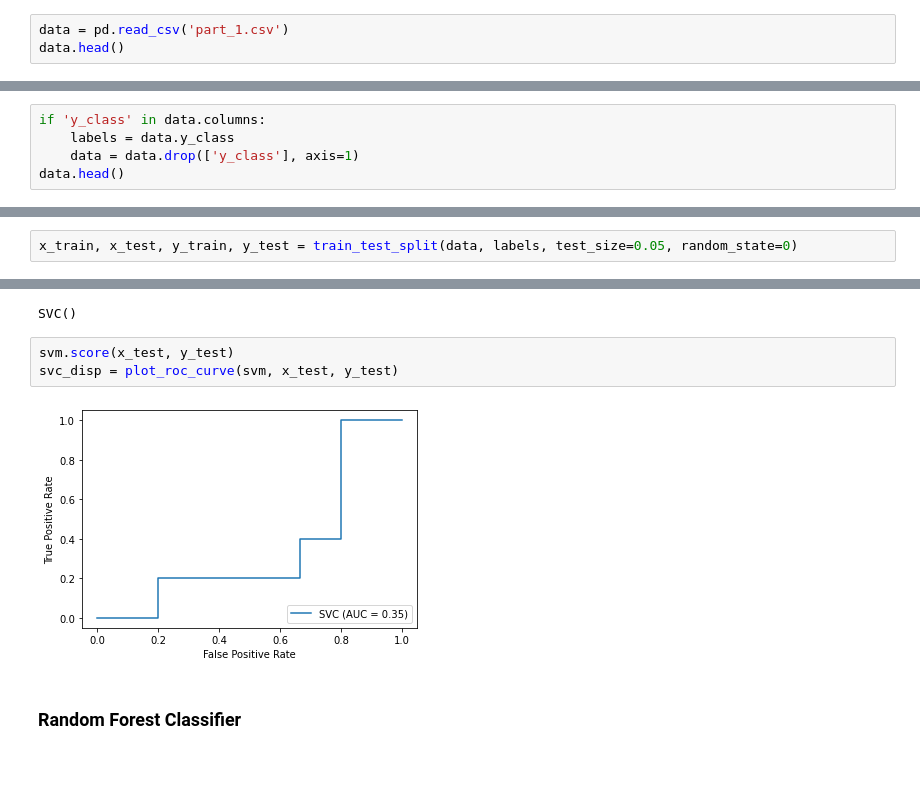
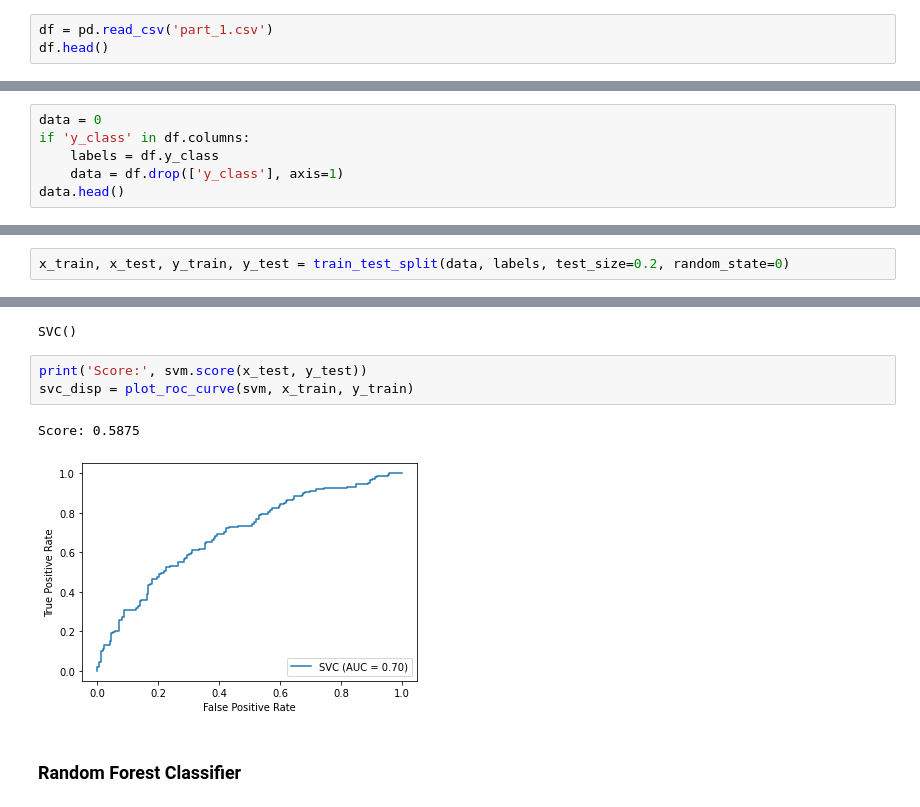
Before and after one commit to ulhaqi12/ml-training, a Jupyter notebook: Task 1.ipynb, the cells around one changed output, grey strips where cells are left out. Drawn from its saved outputs; the diff is of its cells as text; blank space fills up the shorter version.

```diff
--- a/Task 1.ipynb
+++ b/Task 1.ipynb
@@ -14,6 +18,6 @@ from sklearn.metrics import plot_roc_curve
 # %%
-data = pd.read_csv('part_1.csv')
-data.head()
+df = pd.read_csv('part_1.csv')
+df.head()
 # %% [output]
 |  | x1 | x2 | x3 | x4 | x5 | x6 | x7 | x8 | y_class |
 | 0 | 2.7 | -4.55 | 6.4 | 3.7 | 5 | 1 | 0 | -15.55 | 0 |
@@ -30,9 +34,10 @@ print('Class 0: ',counts[0], ' Class 1: ', counts[1])
 [figure]
 Class 0:  222  Class 1:  178
 # %%
-if 'y_class' in data.columns:
-    labels = data.y_class
-    data = data.drop(['y_class'], axis=1)
+data = 0
+if 'y_class' in df.columns:
+    labels = df.y_class
+    data = df.drop(['y_class'], axis=1)
 data.head()
 # %% [output]
 |  | x1 | x2 | x3 | x4 | x5 | x6 | x7 | x8 |
@@ -42,4 +47,4 @@ data.head()
 | 3 | 6.7 | 1.30 | 9.7 | 22.0 | -7 | 1 | 1 | 14.00 |
 | 4 | 7.1 | -4.10 | -6.8 | -21.8 | -45 | 0 | 1 | -1.00 |
 # %%
-x_train, x_test, y_train, y_test = train_test_split(data, labels, test_size=0.05, random_state=0)
+x_train, x_test, y_train, y_test = train_test_split(data, labels, test_size=0.2, random_state=0)
@@ -88,10 +129,11 @@ svm.fit(x_train, y_train)
 # %% [output]
 SVC()
 # %%
-svm.score(x_test, y_test)
-svc_disp = plot_roc_curve(svm, x_test, y_test)
+print('Score:', svm.score(x_test, y_test))
+svc_disp = plot_roc_curve(svm, x_train, y_train)
 # %% [output]
+Score: 0.5875
-[figure, old version]
+[figure, new version]
 # %% [markdown]
 ### Random Forest Classifier
 # %%
```
Also changed, not shown: parts of 21 cells of this notebook.
